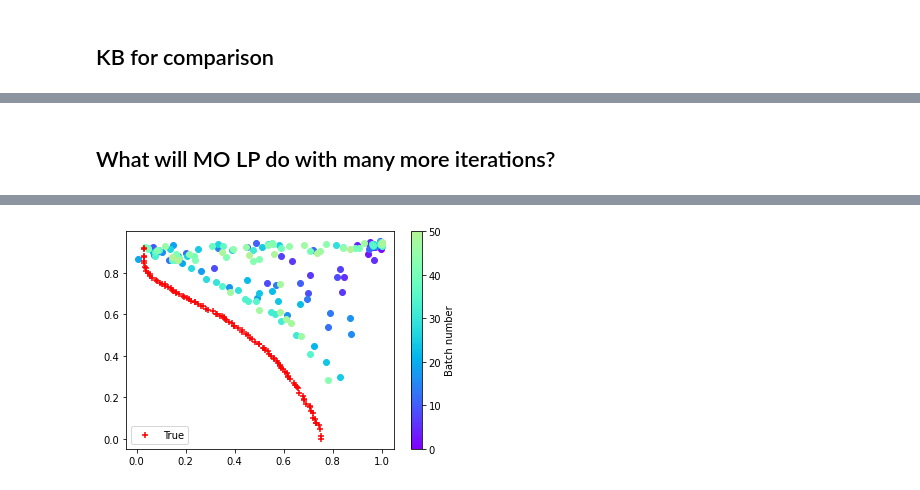
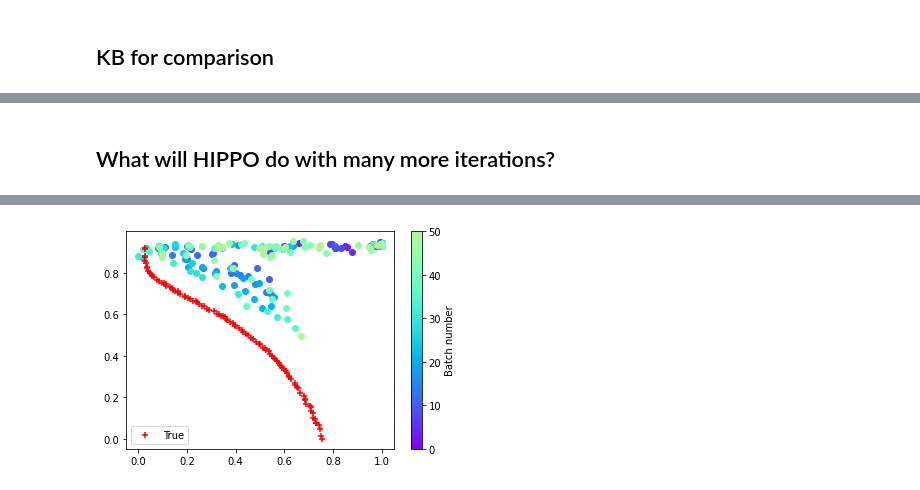
Before and after one commit to apaleyes/trieste, a Jupyter notebook: docs/notebooks/mo_lp/mo_lp_investigate_hartmann_ackley.ipynb, the cells around one changed output, grey strips where cells are left out. Drawn from its saved outputs; the diff is of its cells as text; code cells hidden in the pictures.

Commit message:
MO LP -> HIPPO, part 1

```diff
--- a/docs/notebooks/mo_lp/mo_lp_investigate_hartmann_ackley.ipynb
+++ b/docs/notebooks/mo_lp/mo_lp_investigate_hartmann_ackley.ipynb
@@ -30,9 +31,9 @@ import matplotlib.pyplot as plt
 The autoreload extension is already loaded. To reload it, use:
   %reload_ext autoreload
 # %%
-test_function = HartmannAckley6D()
+test_function = ScaledHartmannAckley6D()
 # %%
-true_pf = test_function.scale(read_true_pf(test_function.true_pf_filename))
+true_pf = read_true_pf(test_function.true_pf_filename)
 # %%
 observer = mk_observer(test_function, OBJECTIVE)
 # %%
@@ -79,7 +80,7 @@ while j < n_repeats:
     initial_data = observer(initial_query_points)
 
     model = build_stacked_independent_objectives_model(initial_data[OBJECTIVE], test_function.n_objectives)
-    acq_fn = MOLocalPenalizationAcquisitionFunction().using(OBJECTIVE)
+    acq_fn = HIPPO()
     acq_rule = EfficientGlobalOptimization(acq_fn, num_query_points=n_query_points)
 
     start = time.time()
@@ -200,5 +207,5 @@ KeyboardInterrupt:
 # %% [markdown]
-## What will MO LP do with many more iterations?
+## What will HIPPO do with many more iterations?
 # %%
 n_initial_points = 6
 n_query_points = 4
@@ -227,7 +234,7 @@ while j < n_repeats:
     initial_data = observer(initial_query_points)
 
     model = build_stacked_independent_objectives_model(initial_data[OBJECTIVE], test_function.n_objectives)
-    acq_fn = MOLocalPenalizationAcquisitionFunction().using(OBJECTIVE)
+    acq_fn = HIPPO()
     acq_rule = EfficientGlobalOptimization(acq_fn, num_query_points=n_query_points)
 
     start = time.time()
@@ -257 +264 @@ Finished in 198.31492352485657s
-[figure, old version]
+[figure, new version]
```
Also changed, not shown: parts of 5 cells of this notebook, 1 other file.
